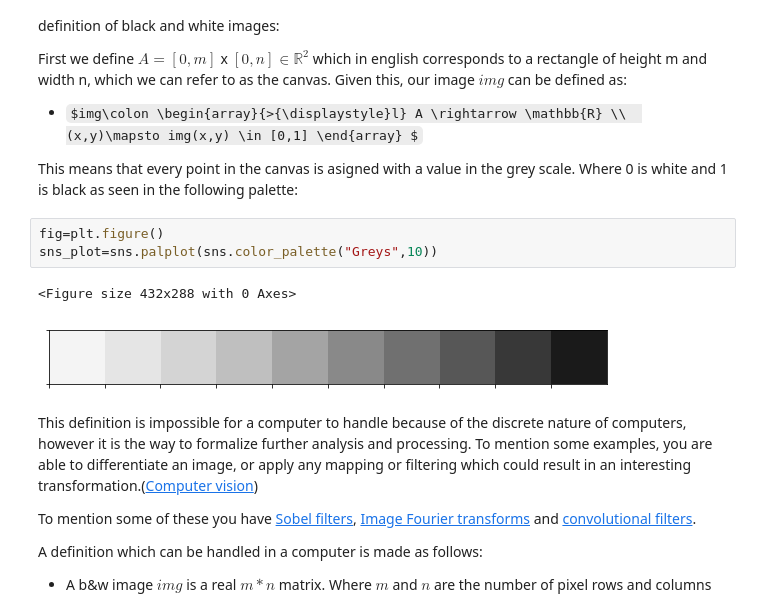
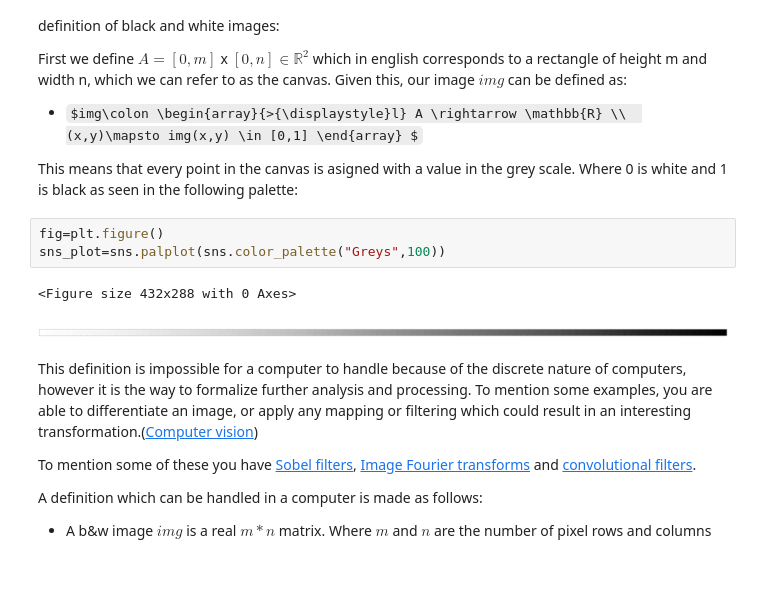
Before and after one commit to jeroaranda/notebooks, a Jupyter notebook: basic_but_not_standard.ipynb, the cells around one changed output. Saved outputs shown, nothing was run; the diff lists cells and outputs as text; some formulas as TeX source; blank space fills up the shorter version.

```diff
--- a/basic_but_not_standard.ipynb
+++ b/basic_but_not_standard.ipynb
@@ -28,10 +29,10 @@ which in english corresponds to a rectangle of height m and width n, which we ca
 This means that every point in the canvas is asigned with a value in the grey scale. Where 0 is white and 1 is black as seen in the following palette:
 # %%
 fig=plt.figure()
-sns_plot=sns.palplot(sns.color_palette("Greys",10))
+sns_plot=sns.palplot(sns.color_palette("Greys",100))
 # %% [output]
 <Figure size 432x288 with 0 Axes>
-[figure, old version]
+[figure, new version]
 # %% [markdown]
 This definition is impossible for a computer to handle because of the discrete nature of computers, however it is the way to formalize further analysis and processing. To mention some examples, you are able to differentiate an image, or apply any mapping or filtering which could result in an interesting transformation.([Computer vision](https://en.wikipedia.org/wiki/Computer_vision))
 
```
Also changed, not shown: parts of 7 cells of this notebook, 3 other files.
